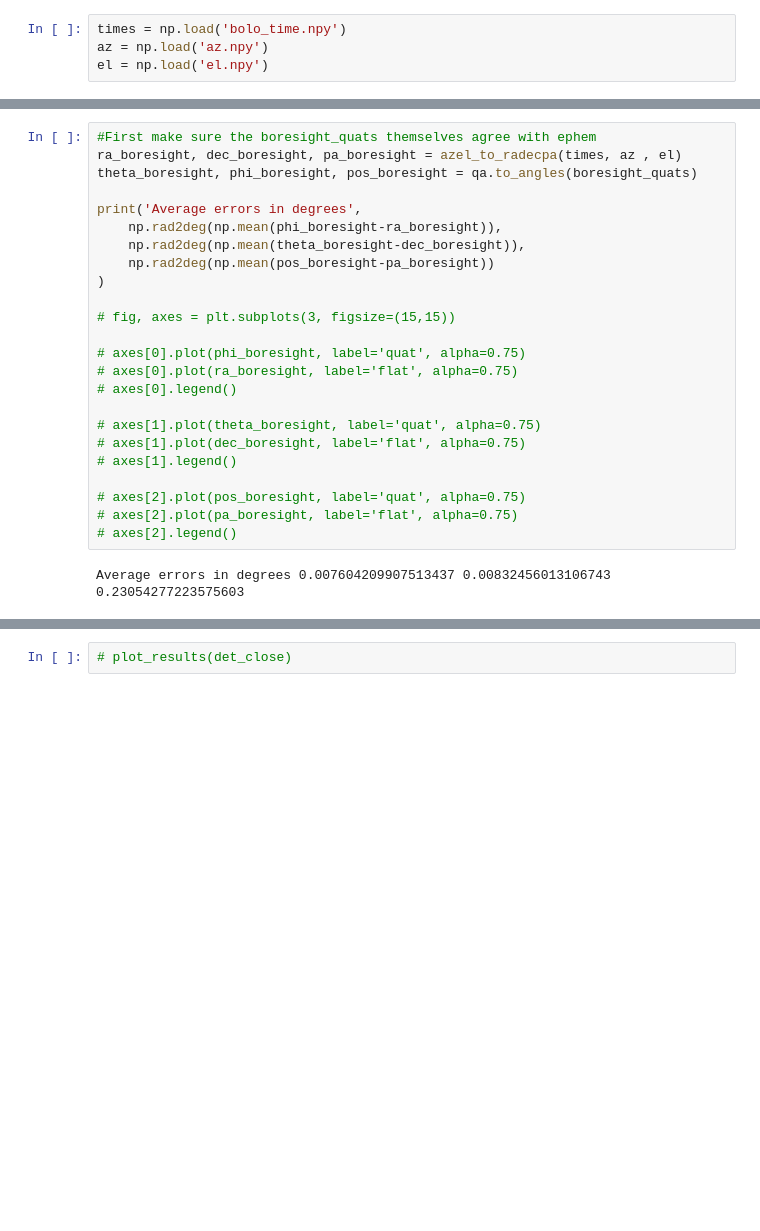
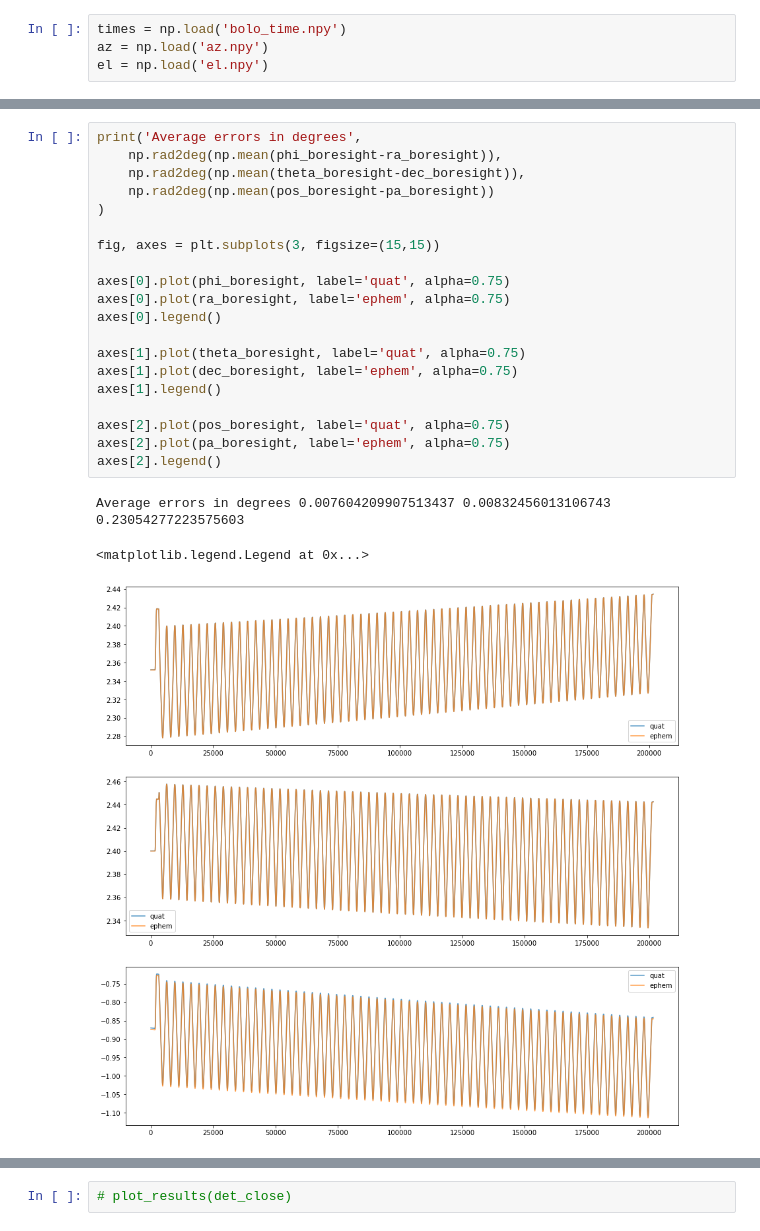
Before and after one commit to catyz/maps, a Jupyter notebook: pointing_test.ipynb, the cells around one changed output, grey strips where cells are left out. Saved outputs shown, nothing was run; the diff lists cells and outputs as text; blank space fills up the shorter version.

```diff
--- a/pointing_test.ipynb
+++ b/pointing_test.ipynb
@@ -113,27 +146,25 @@ azel_quats, boresight_quats = get_boresight_quats(times, az, el)
 # %%
-#First make sure the boresight_quats themselves agree with ephem
-ra_boresight, dec_boresight, pa_boresight = azel_to_radecpa(times, az , el)
-theta_boresight, phi_boresight, pos_boresight = qa.to_angles(boresight_quats)
-
 print('Average errors in degrees',
     np.rad2deg(np.mean(phi_boresight-ra_boresight)),
     np.rad2deg(np.mean(theta_boresight-dec_boresight)),
     np.rad2deg(np.mean(pos_boresight-pa_boresight))
 )
 
-# fig, axes = plt.subplots(3, figsize=(15,15))
+fig, axes = plt.subplots(3, figsize=(15,15))
 
-# axes[0].plot(phi_boresight, label='quat', alpha=0.75)
-# axes[0].plot(ra_boresight, label='flat', alpha=0.75)
-# axes[0].legend()
+axes[0].plot(phi_boresight, label='quat', alpha=0.75)
+axes[0].plot(ra_boresight, label='ephem', alpha=0.75)
+axes[0].legend()
 
-# axes[1].plot(theta_boresight, label='quat', alpha=0.75)
-# axes[1].plot(dec_boresight, label='flat', alpha=0.75)
-# axes[1].legend()
+axes[1].plot(theta_boresight, label='quat', alpha=0.75)
+axes[1].plot(dec_boresight, label='ephem', alpha=0.75)
+axes[1].legend()
 
-# axes[2].plot(pos_boresight, label='quat', alpha=0.75)
-# axes[2].plot(pa_boresight, label='flat', alpha=0.75)
-# axes[2].legend()
+axes[2].plot(pos_boresight, label='quat', alpha=0.75)
+axes[2].plot(pa_boresight, label='ephem', alpha=0.75)
+axes[2].legend()
 # %% [output]
 Average errors in degrees 0.007604209907513437 0.00832456013106743 0.23054277223575603
+<matplotlib.legend.Legend at 0x...>
+[figure, added]
 # %%
```
Also changed, not shown: parts of 13 cells of this notebook.
